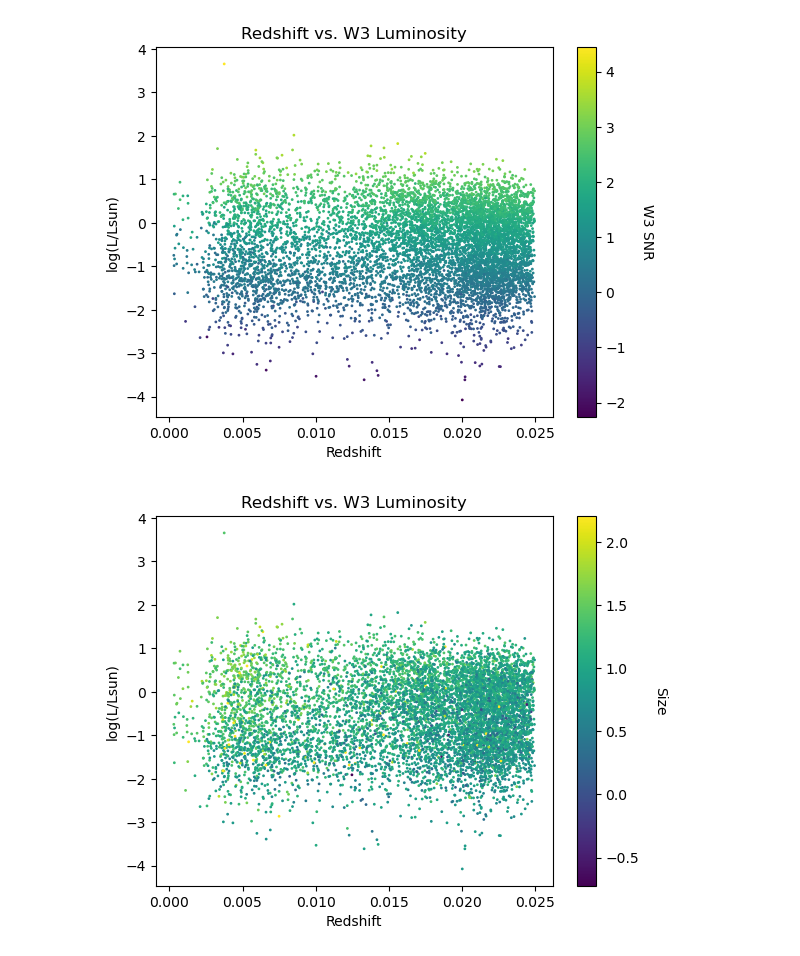
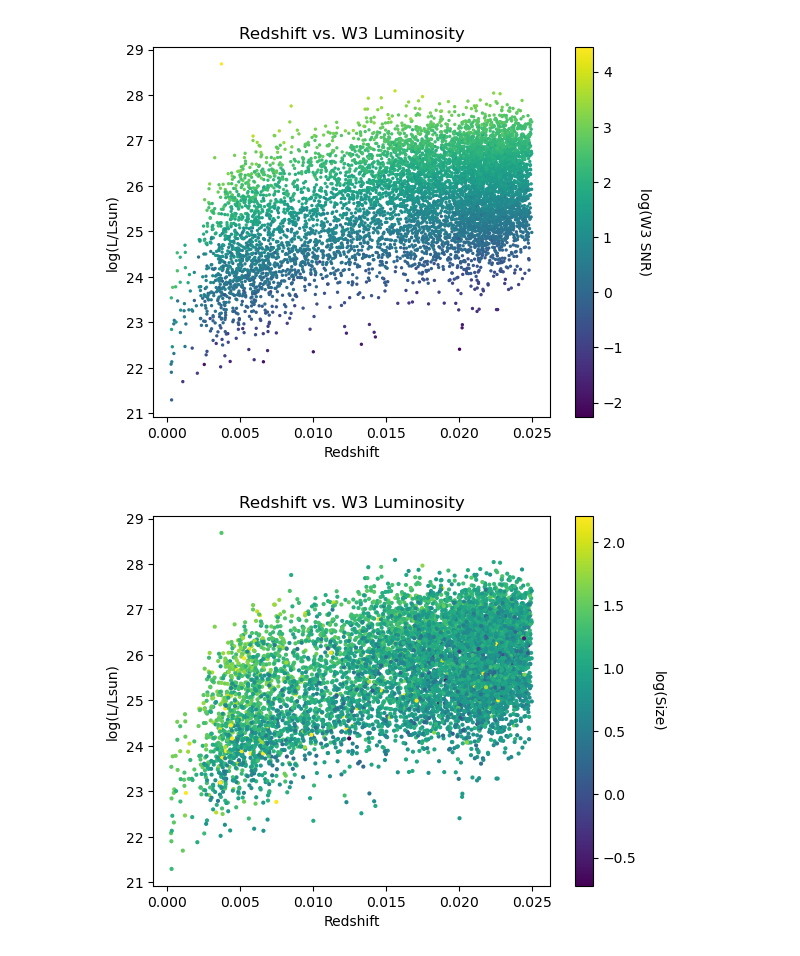
Before and after one commit to EvanBarkus/WISESize_Project, a Jupyter notebook: LvRedshiftPlot.ipynb, the cells around one changed output. Drawn from its saved outputs; the diff is of its cells as text; code cells hidden in the pictures.

```diff
--- a/LvRedshiftPlot.ipynb
+++ b/LvRedshiftPlot.ipynb
@@ -36,11 +94,8 @@ d = v/H0
 Msunab = 8.48
 Fsun = 3631*10**(Msunab/-2.5) #Jy
 Fsun2 = Fsun*10**(-26) #W/m^2/Hz
-
-#Fsun = 10**((Msunab-8.9)/(-2.5))
-#Fsun2 = Fsun*10**(-26) #W/m^2/Hz
-
-Lsun = Fsun2*(4*np.pi*d**2)
+r = 1.5*10**(11) #m
+Lsun = Fsun2*(4*np.pi*r**2)
 # %%
 #Finding luminosity in Solar luminosities
 Lw3 = w3Flux*(4*np.pi*d**2)/Lsun
@@ -51,24 +106,24 @@ W3snr_ivar = myTab['w3_nanomaggies_ivar']
 W3snr = W3snr*np.sqrt(W3snr_ivar)
 ccode = np.log10(W3snr)
 
-plt.scatter(z,np.log10(Lw3),s=1,c=ccode,cmap='viridis')
+plt.scatter(z,np.log10(Lw3),s=2,c=ccode,cmap='viridis')
 plt.title('Redshift vs. W3 Luminosity')
 plt.ylabel('log(L/Lsun)')
 plt.xlabel('Redshift')
 cbar = plt.colorbar()
-cbar.set_label('W3 SNR',rotation=270,labelpad=20)
+cbar.set_label('log(W3 SNR)',rotation=270,labelpad=20)
 # %% [output]
-[figure, old version]
+[figure, new version]
 # %%
 #Plot W3 luminosity vs redshift colored by size
 size = myTab['SERSIC_TH50']
 ccode = np.log10(size)
 
-plt.scatter(z,np.log10(Lw3),s=1,c=ccode,cmap='viridis')
+plt.scatter(z,np.log10(Lw3),s=4,c=ccode,cmap='viridis')
 plt.title('Redshift vs. W3 Luminosity')
 plt.ylabel('log(L/Lsun)')
 plt.xlabel('Redshift')
 cbar = plt.colorbar()
-cbar.set_label('Size',rotation=270,labelpad=20)
+cbar.set_label('log(Size)',rotation=270,labelpad=20)
 # %% [output]
-[figure, old version]
+[figure, new version]
```
Also changed, not shown: parts of 3 cells of this notebook, 1 other file.
